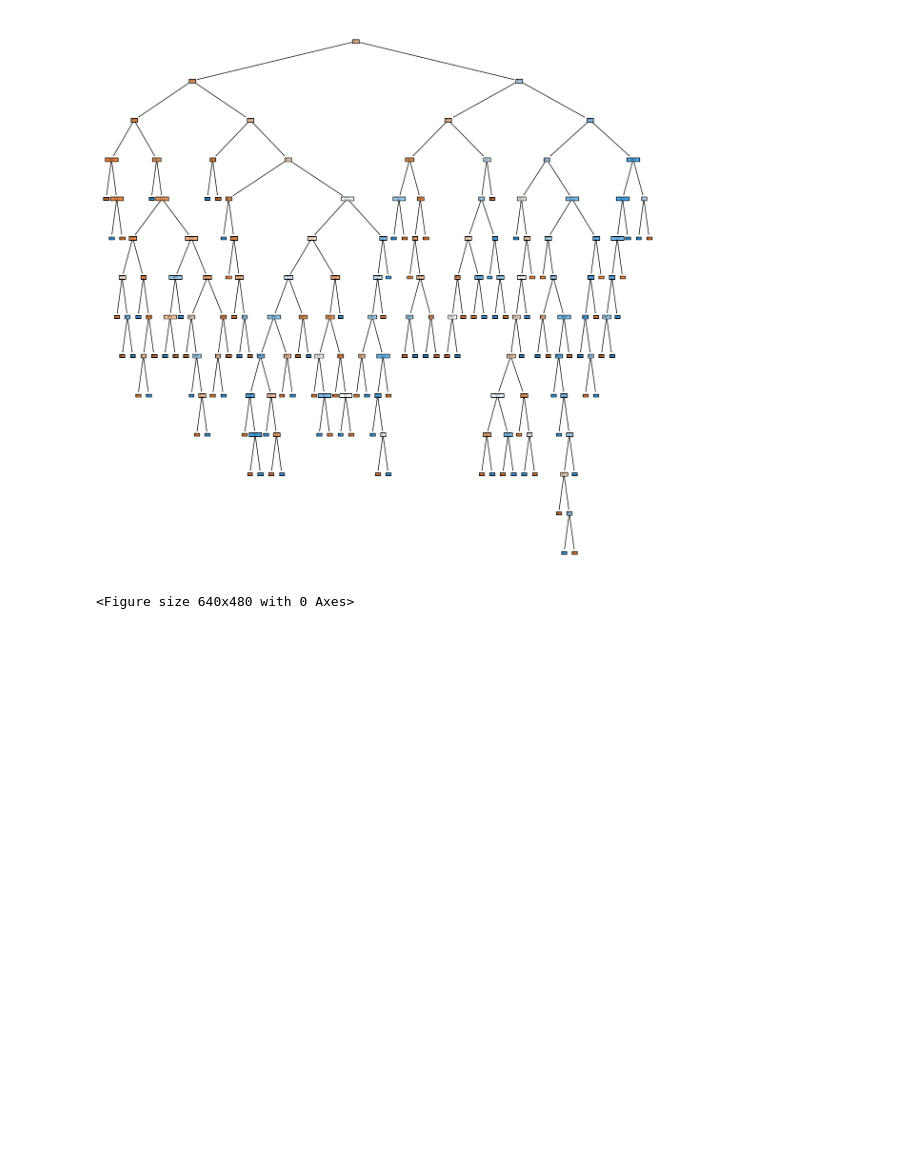
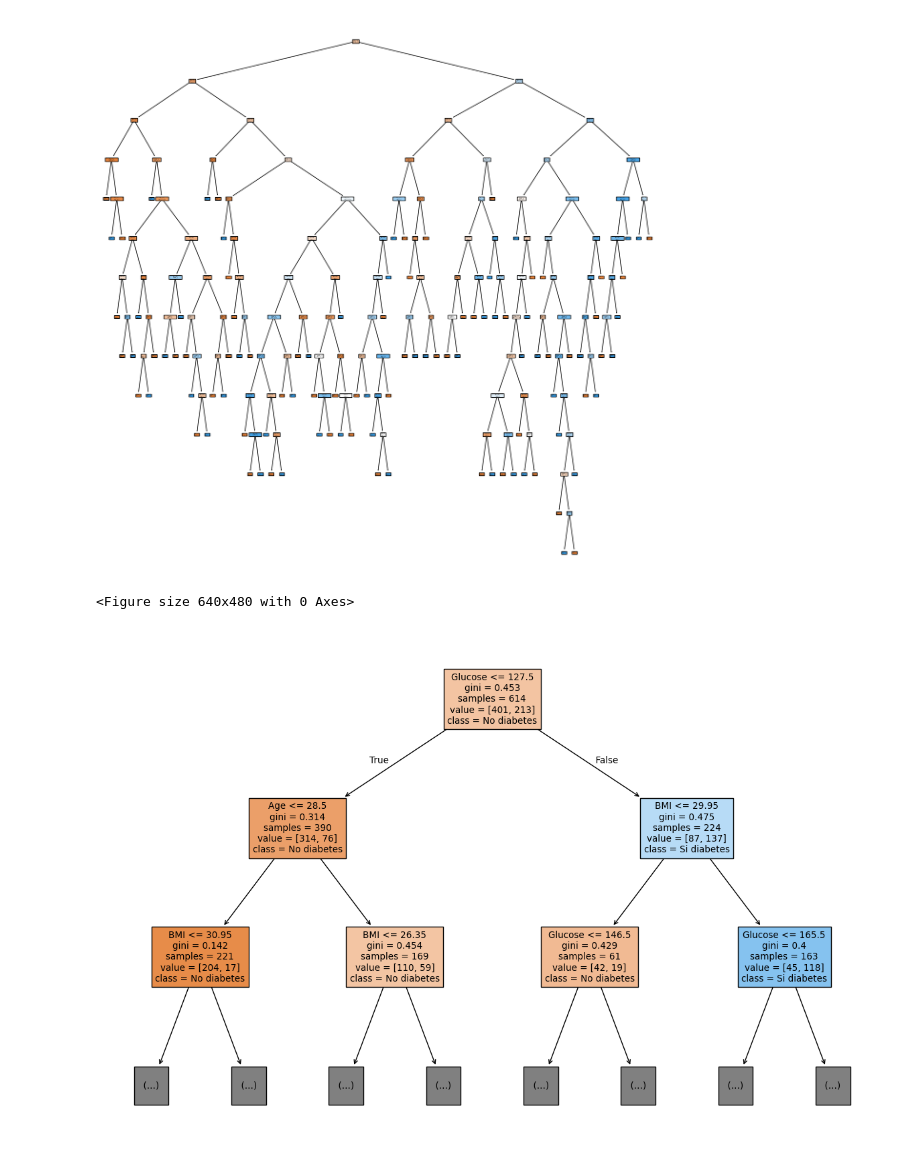
Before and after one commit to 4GeeksAcademy/Tulio-Gimenez-Tutorial-del-Proyecto-Arbol-de-Decision, a Jupyter notebook: src/explore.ipynb, the cells around one changed output. Cells and saved outputs as stored; diff of their text form; code cells hidden in the pictures; blank space fills up the shorter version.

```diff
--- a/src/explore.ipynb
+++ b/src/explore.ipynb
@@ -552,3 +550,19 @@ plt.show()
 plt.savefig("../models/arbol_decision.png", dpi=300, bbox_inches="tight")
 # %% [output]
 <Figure size 640x480 with 0 Axes>
+# %%
+from sklearn import tree
+
+fig = plt.figure(figsize=(15, 10))
+
+tree.plot_tree(
+    model,
+    feature_names=list(X_train_con_outliers.columns),
+    class_names=["No diabetes", "Si diabetes"],
+    filled=True,
+    max_depth=2  #Prueba con todas las características
+)
+
+plt.show()
+# %% [output]
+[figure, added]
```
Also changed, not shown: parts of 13 cells of this notebook, 16 other files.
